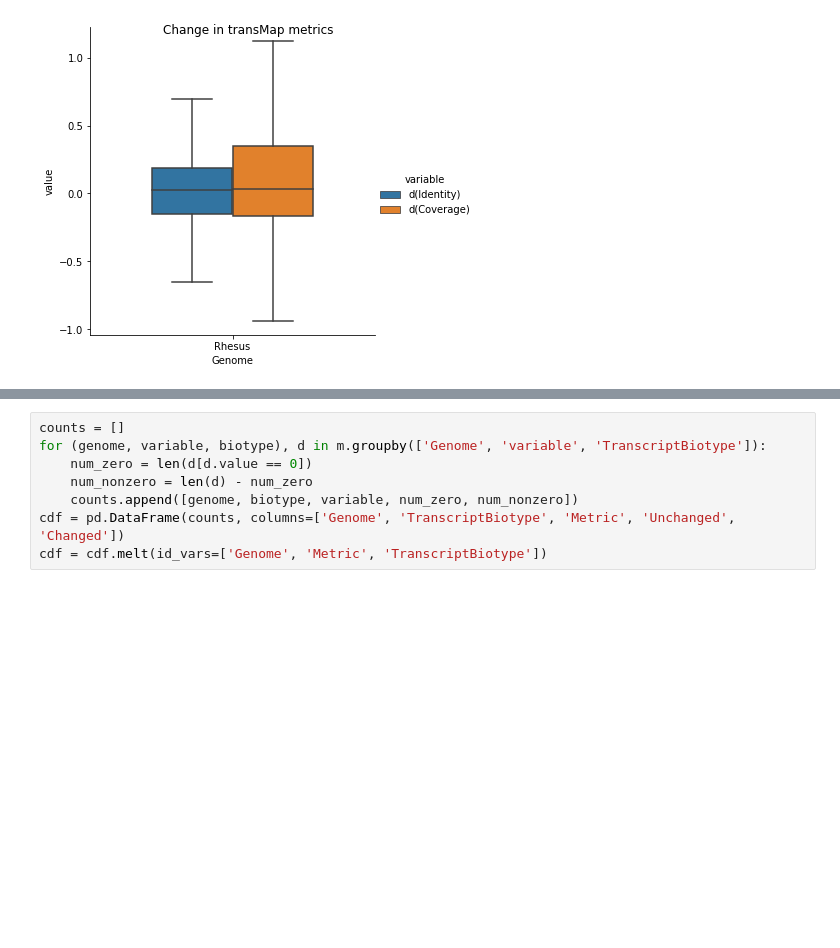
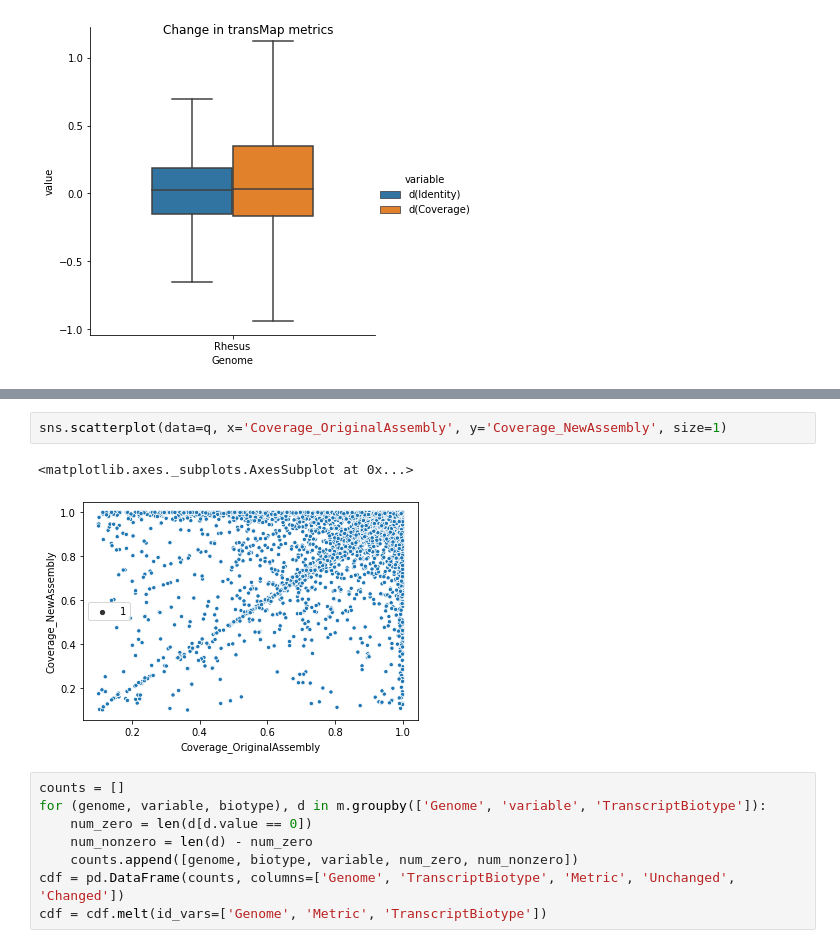
Before and after one commit to UCSantaCruzComputationalGenomicsLab/primates-2020, a Jupyter notebook: notebooks/compare_old_assemblies-rhesus-only.ipynb, the cells around one changed output, grey strips where cells are left out. Drawn from its saved outputs; the diff is of its cells as text; blank space fills up the shorter version.

```diff
--- a/notebooks/compare_old_assemblies-rhesus-only.ipynb
+++ b/notebooks/compare_old_assemblies-rhesus-only.ipynb
@@ -46,3 +55,8 @@ _ = g.fig.suptitle('Change in transMap metrics')
+# %%
+sns.scatterplot(data=q, x='Coverage_OriginalAssembly', y='Coverage_NewAssembly', size=1)
+# %% [output]
+<matplotlib.axes._subplots.AxesSubplot at 0x...>
+[figure, added]
 # %%
 counts = []
 for (genome, variable, biotype), d in m.groupby(['Genome', 'variable', 'TranscriptBiotype']):
```
Also changed, not shown: parts of 4 cells of this notebook, 1 other file.
